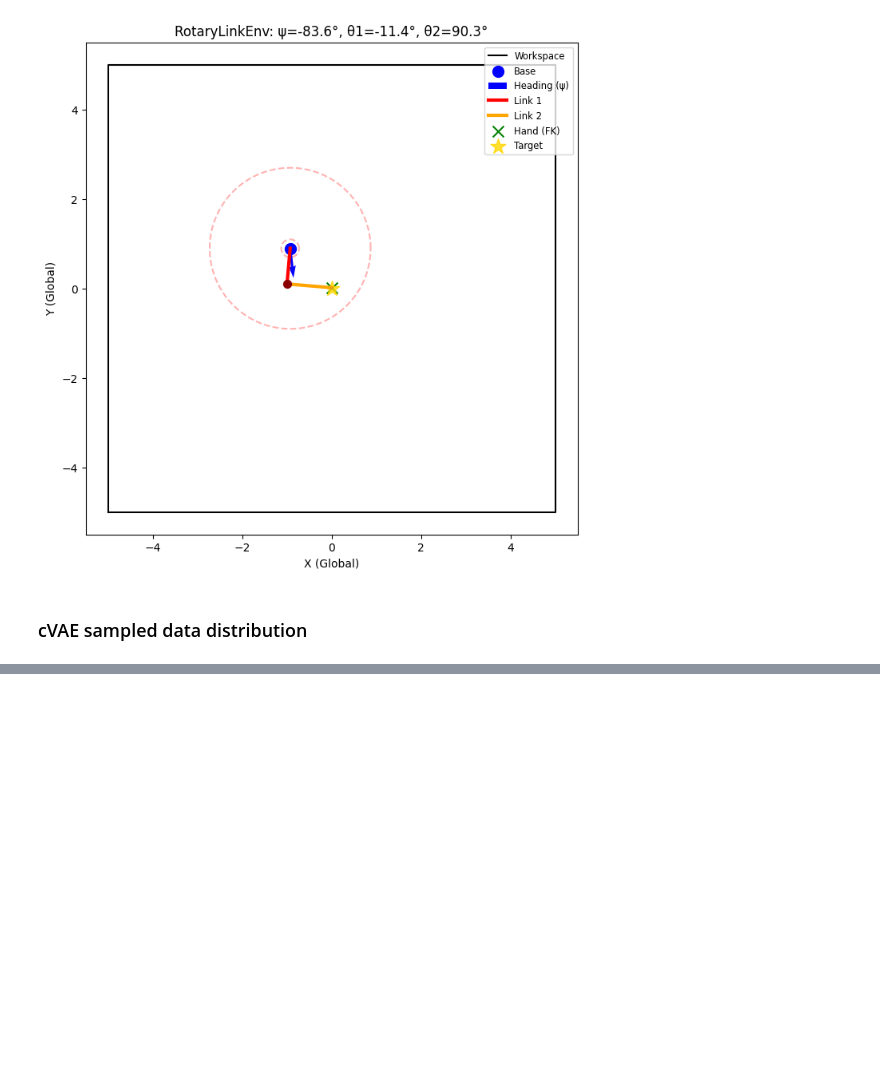
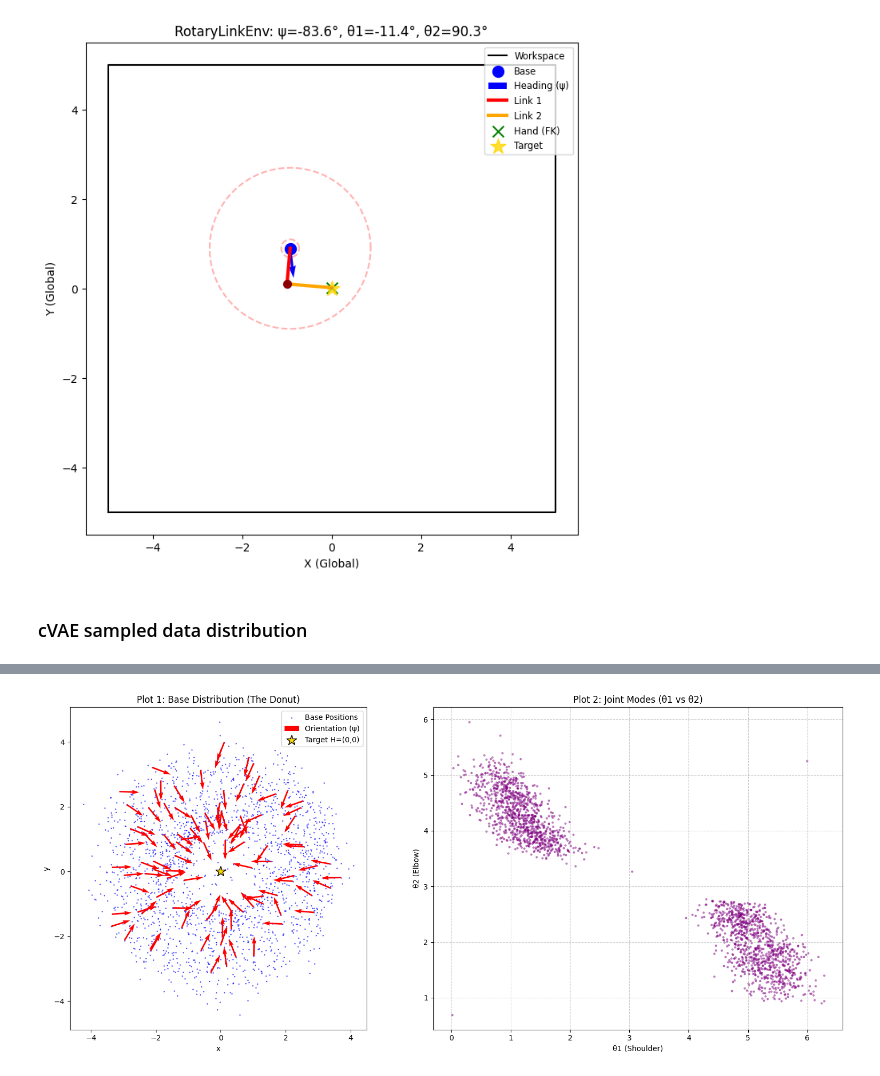
Before and after one commit to kyishanzh/reachability_tests, a Jupyter notebook: rotarylinkenv_test.ipynb, the cells around one changed output, grey strips where cells are left out. Cells and saved outputs as stored; diff of their text form; code cells hidden in the pictures; blank space fills up the shorter version.

```diff
--- a/rotarylinkenv_test.ipynb
+++ b/rotarylinkenv_test.ipynb
@@ -130,0 +143,11 @@ plot_data_distribution(bx, by, psi, th1, th2)
+# %%
+# Extract components for plotting -> Q columns: [x, y, psi, th1, th2]
+bx = Q_samples[:, :, 0]
+by = Q_samples[:, :, 1]
+psi = Q_samples[:, :, 2]
+th1 = Q_samples[:, :, 3]
+th2 = Q_samples[:, :, 4]
+
+plot_data_distribution(bx, by, psi, th1, th2)
+# %% [output]
+[figure, added]
```
Also changed, not shown: parts of 5 cells of this notebook, 10 other files.
